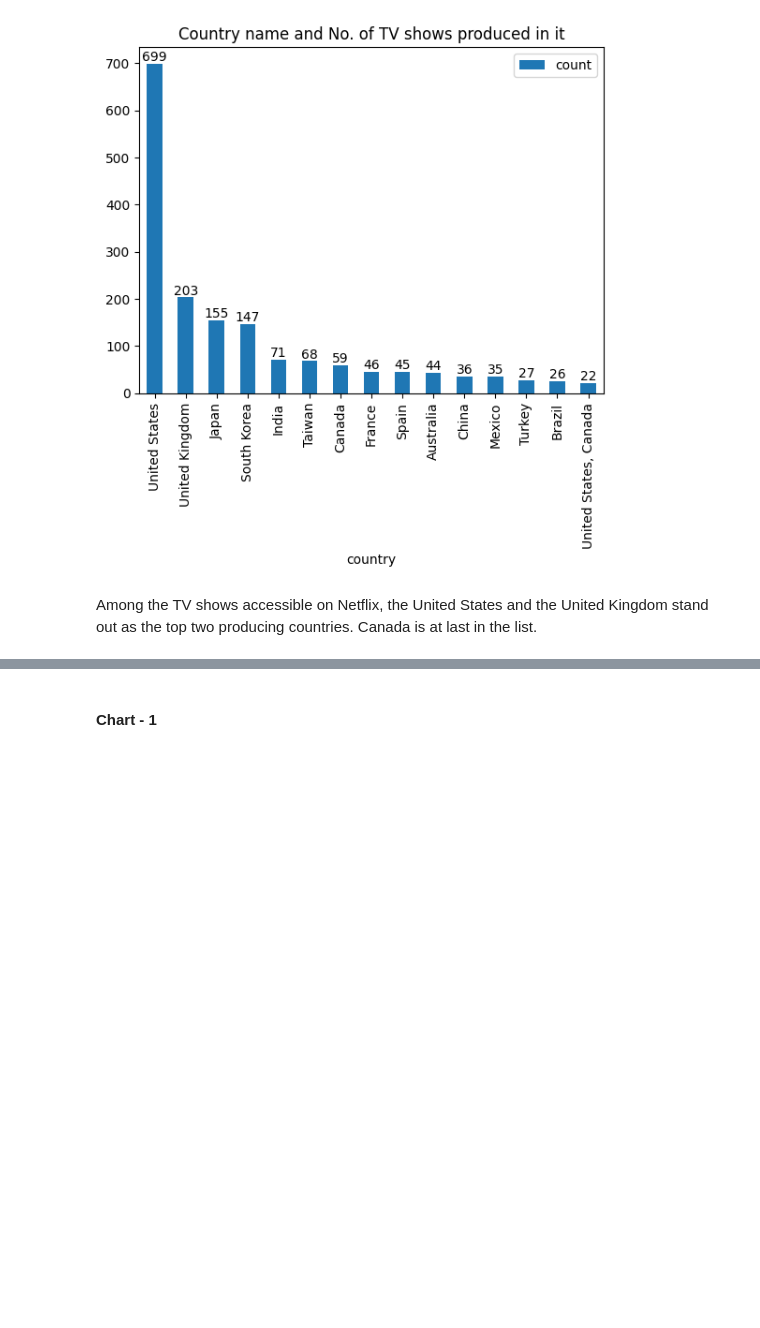
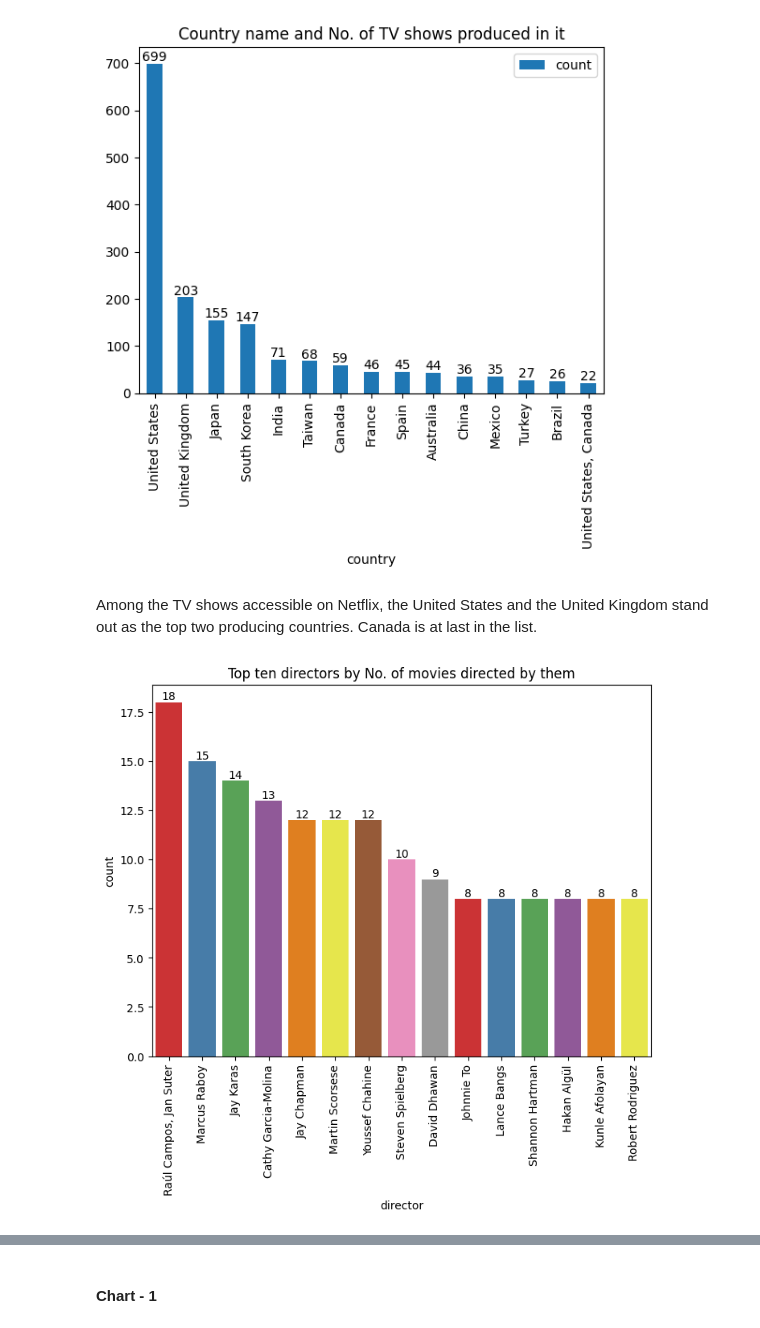
Before and after one commit to KiranKokateGitHub/Netflix-Movies-and-TV-Shows-Clustering_UnsupervisedML, a Jupyter notebook: Kiran_unsupervisedML.ipynb, the cells around one changed output, grey strips where cells are left out. Saved outputs shown, nothing was run; the diff lists cells and outputs as text; code cells hidden in the pictures; blank space fills up the shorter version.

```diff
--- a/Kiran_unsupervisedML.ipynb
+++ b/Kiran_unsupervisedML.ipynb
@@ -743,3 +743,22 @@ plt.show()
 [figure]
 # %% [markdown]
 Among the TV shows accessible on Netflix, the United States and the United Kingdom stand out as the top two producing countries. Canada is at last in the list.
+# %%
+# let's find the directors of the majority of the movies
+
+# Let's remove the fields which have "director unavailable".
+mvdf = mvdf[mvdf['director'] != 'Director Unavailable']
+
+# Set size of plot
+plt.figure(figsize=(8,6))
+
+# Let's Plot count plot graph for top most 15 directors of movies
+ax = sns.countplot(x=mvdf['director'], order=mvdf.director.value_counts().index[:15], palette='Set1')
+
+ax.bar_label(ax.containers[0])
+plt.xticks(rotation=90)
+plt.title('Top ten directors by No. of movies directed by them')
+
+plt.show()
+# %% [output]
+[figure, added]
```
Also changed, not shown: parts of 10 cells of this notebook.
